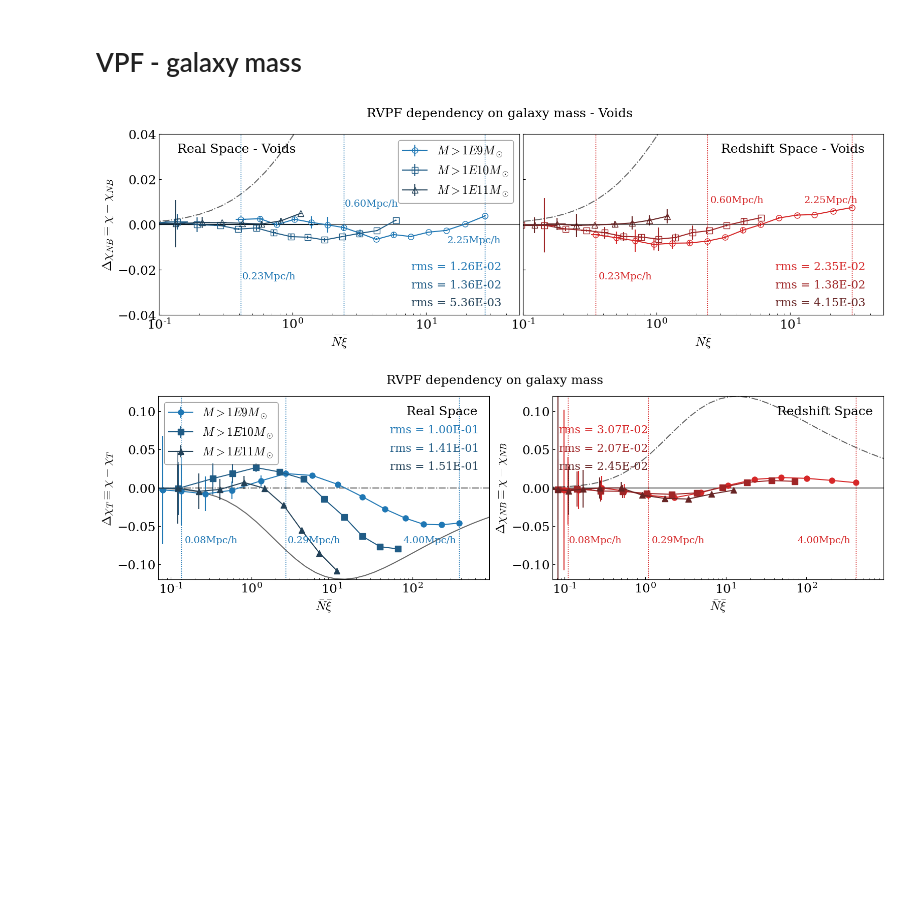
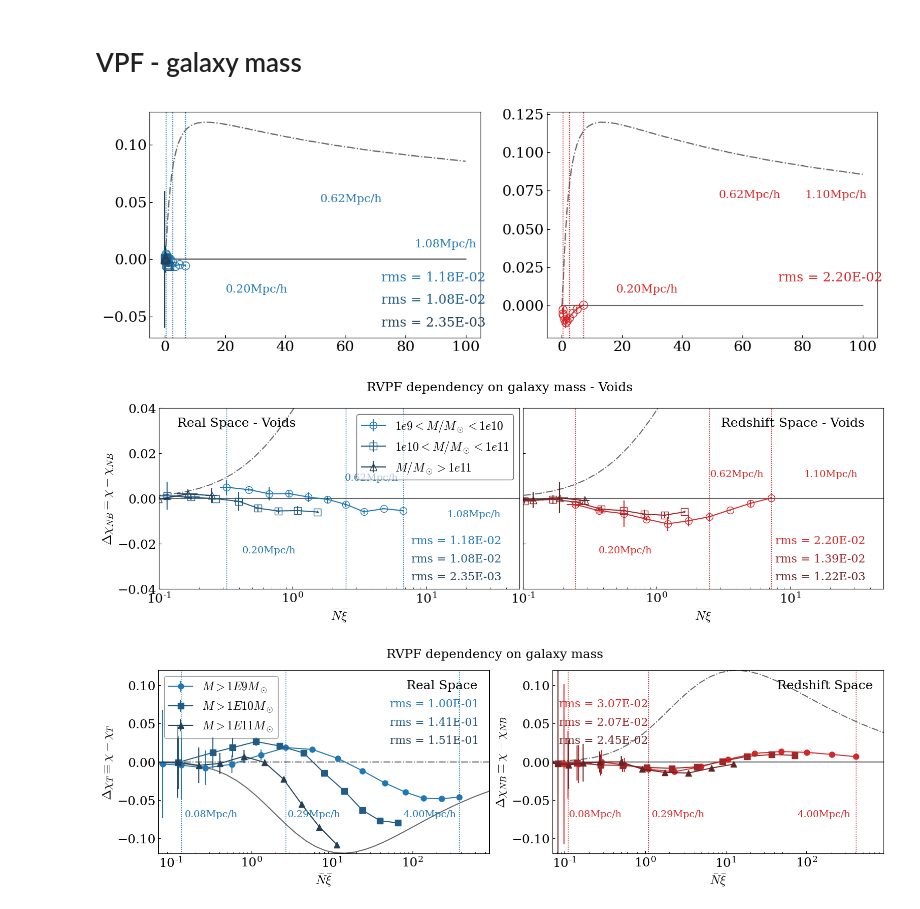
Before and after one commit to FedeDavilaKurban/VPF, a Jupyter notebook: plotsPaperFinal_horizontal.ipynb, the cells around one changed output. Saved outputs shown, nothing was run; the diff lists cells and outputs as text; code cells hidden in the pictures; blank space fills up the shorter version.

```diff
--- a/plotsPaperFinal_horizontal.ipynb
+++ b/plotsPaperFinal_horizontal.ipynb
@@ -219,7 +219,7 @@ import matplotlib.pyplot as plt
 import seaborn as sns
 
 fs = 18
-ms = 8
+ms = 10
 
 plt.rcParams["xtick.labelsize"] = fs
 plt.rcParams["ytick.labelsize"] = fs
@@ -257,12 +257,12 @@ ax.plot(x,chi_T(x)-chi_NB(x),c='k',ls='-.',alpha=0.6)
 """
 REAL SPACE
 """
-files = ['../data/allgxs_nesf100000_invoid_jk_v1e11_minradV9.0.npz',\
-         '../data/allgxs_nesf100000_invoid_jk_minMass1e10_v1e11_minradV9.0.npz',\
+files = ['../data/allgxs_nesf100000_invoid_jk_maxMass1e10_v1e11_minradV9.0.npz',\
+         '../data/allgxs_nesf100000_invoid_jk_minMass1e10_maxMass1e11_v1e11_minradV9.0.npz',\
          '../data/allgxs_nesf100000_invoid_jk_minMass1e11_v1e11_minradV9.0.npz']#,\
          #'../data/allgxs_nesf100000_invoid_jk_minMass1e12_v1e11_minradV9.0.npz']
 markers = ['o','s','^']#,'o']
-labels = [r'$M > 1E9M_\odot$', r'$M > 1E10M_\odot$',r'$M > 1E11M_\odot$']#,'Mass > 1e12']
+labels = [r'$1e9<M/M_\odot<1e10$', r'$1e10<M/M_\odot<1e11$',r'$M/M_\odot > 1e11$']#,'Mass > 1e12']
 ypos_rmss = [.25,.15,.05]
 colors = sns.dark_palette(sns.color_palette("tab10")[0], 4, reverse=True)[:3]
 
@@ -311,12 +311,12 @@ for file,marker,color,label,ypos_rms in zip(files,markers,colors,labels,ypos_rms
 """
 REDSHIFT SPACE
 """
-files = ['../data/allgxs_nesf100000_redshiftz_invoid_jk_v1e11_minradV9.0.npz',\
-         '../data/allgxs_nesf100000_redshiftz_invoid_jk_minMass1e10_v1e11_minradV9.0.npz',\
+files = ['../data/allgxs_nesf100000_redshiftz_invoid_jk_maxMass1e10_v1e11_minradV9.0.npz',\
+         '../data/allgxs_nesf100000_redshiftz_invoid_jk_minMass1e10_maxMass1e11_v1e11_minradV9.0.npz',\
          '../data/allgxs_nesf100000_redshiftz_invoid_jk_minMass1e11_v1e11_minradV9.0.npz']#,\
          #'../data/allgxs_nesf100000_redshiftz_invoid_jk_minMass1e12_v1e11_minradV9.0.npz']
 markers = ['o','s','^']#,'o']
-labels = ['Mass > 1E09', 'Mass > 1E10','Mass > 1E11']#,'Mass > 1e12']
+#labels = ['Mass > 1E09', 'Mass > 1E10','Mass > 1E11']#,'Mass > 1e12']
 ypos_rmss = [.25,.15,.05]
 colors = sns.dark_palette(sns.color_palette("tab10")[3], 4, reverse=True)[:3]
 
@@ -386,35 +386,36 @@ ylim1,ylim2 = -.04,.04
 ax.set_ylim([ylim1,ylim2])
 ax1.set_ylim([ylim1,ylim2])
 
 # X axis limits
 xlim1,xlim2=1E-1,5E1
 ax.set_xlim(xlim1,xlim2)
 ax1.set_xlim(xlim1,xlim2)
 
 # Legend
-ax.legend(loc=1,fontsize=fs-1,ncol=1,frameon=True,framealpha=.4,edgecolor='k')
+ax.legend(loc=1,fontsize=fs-1,ncol=1,frameon=True,framealpha=.6,edgecolor='k')
 
 # Ticks
 #ax.set_xticklabels([])
 ax1.set_yticklabels([])
 ax.tick_params(labelsize=fs)
 ax1.tick_params(labelsize=fs)
 
 # Additional text
 ax.text(.05,.9,'Real Space - Voids',fontsize=fs,transform=ax.transAxes)
 ax1.text(.55,.9,'Redshift Space - Voids',fontsize=fs,transform=ax1.transAxes)
 
 # Final
 plt.suptitle('RVPF dependency on galaxy mass - Voids',fontsize=fs)
 plt.tight_layout()
 #plt.subplots_adjust(hspace=0,wspace=0.03)
 plt.subplots_adjust(wspace=0.01)
 
 plt.savefig('../plots/rVPF_invoid_gxsMass.pdf')
 plt.savefig('../plots/rVPF_invoid_gxsMass.png')
 plt.show()
 # %% [output]
-[figure, old version]
+[figure, new version]
+[figure, added]
 # %%
 import numpy as np
 from cicTools import *
```
Also changed, not shown: parts of 1 cell of this notebook, 2 other files.
